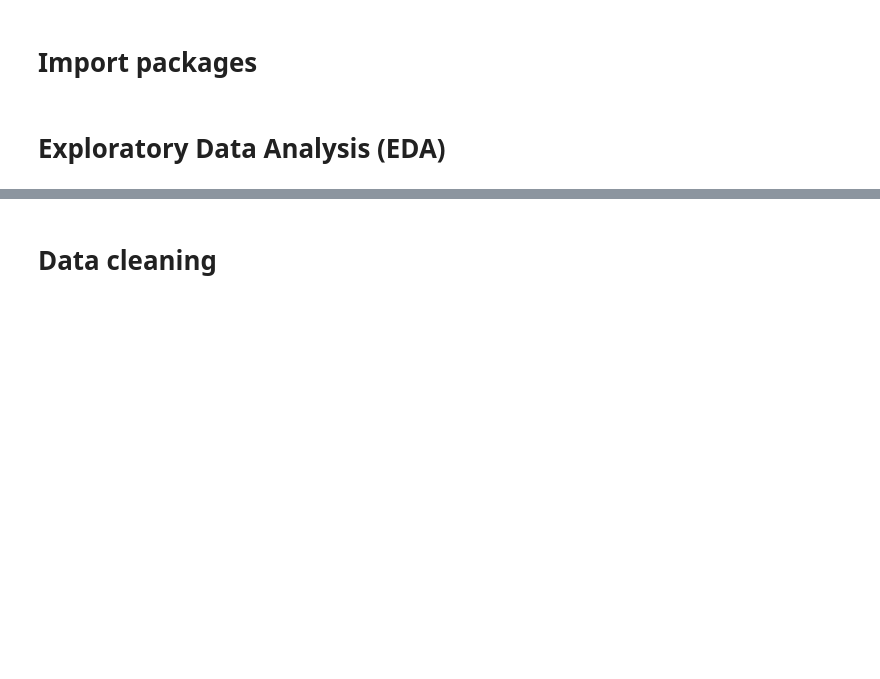
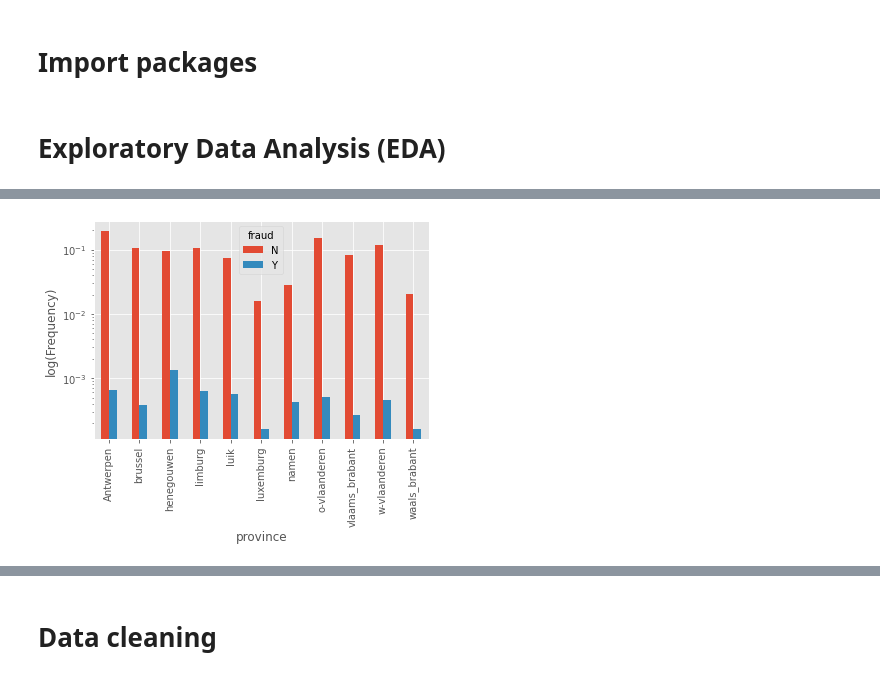
Before and after one commit to lgov/kul_advanalytics, a Jupyter notebook: assignment1/BDA_1.ipynb, the cells around one changed output, grey strips where cells are left out. Drawn from its saved outputs; the diff is of its cells as text; code cells hidden in the pictures; blank space fills up the shorter version.

```diff
--- a/assignment1/BDA_1.ipynb
+++ b/assignment1/BDA_1.ipynb
@@ -38,3 +74,10 @@ pd.crosstab(df["fraud"], df["claim_vehicle_brand"], normalize=True)
+# %%
+pd.crosstab(df["province"], df["fraud"], normalize=True).plot.bar()
+plt.yscale('log')
+plt.ylabel('log(Frequency)')
+plt.savefig(image_dir + 'province.png')
+# %% [output]
+[figure, added]
 # %%
 for i in df.columns:
     print(i)
```
Also changed, not shown: parts of 113 cells of this notebook, 1 other file.
